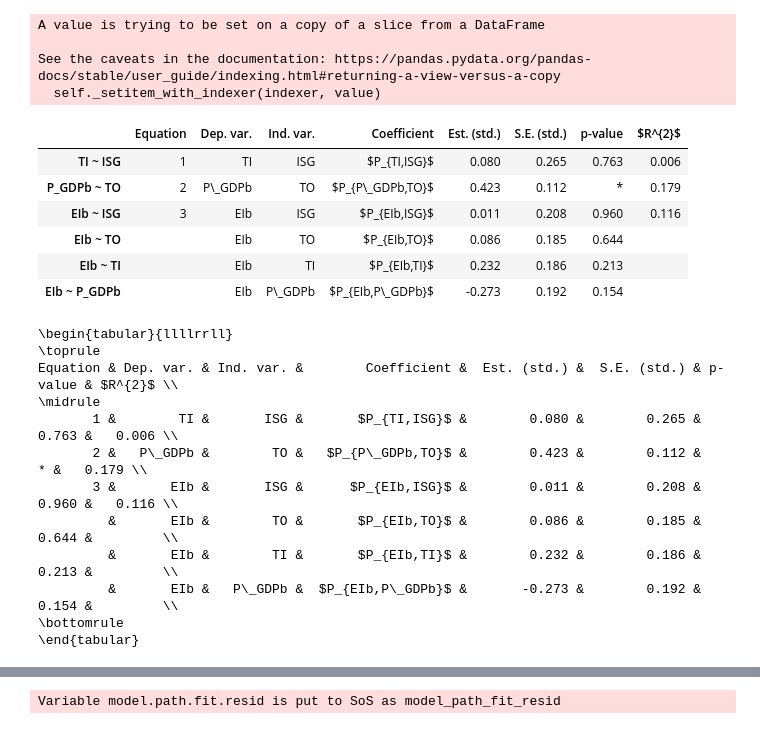
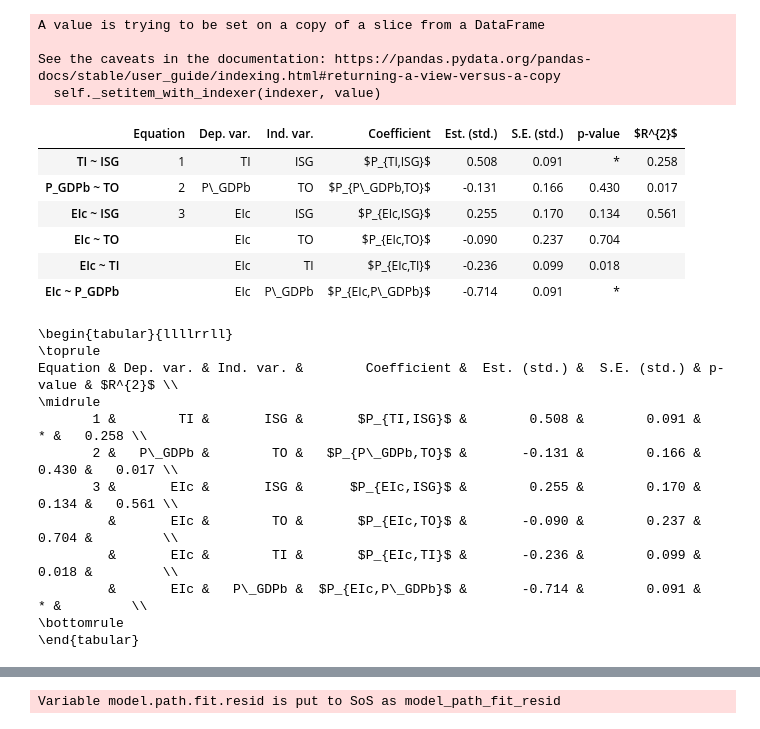
Before and after one commit to drakesiard/em-2020, a Jupyter notebook: analysis/5_logdiff_IND_model.ipynb, the cells around one changed output, grey strips where cells are left out. Saved outputs shown, nothing was run; the diff lists cells and outputs as text; code cells hidden in the pictures.

```diff
--- a/analysis/5_logdiff_IND_model.ipynb
+++ b/analysis/5_logdiff_IND_model.ipynb
@@ -41,9 +41,9 @@ data.log <- copy(data.raw)
 data.log[log_cols] <- log(data.raw[log_cols])
 data.logdiff <- cbind(data.raw[-1,'year', drop=FALSE], diff(as.matrix(subset(data.log, select=-year))))
 
-data <- subset(data.raw, year >= 1986 & year <= 2015)
-data.log <- subset(data.log, year >= 1986 & year <= 2015)
-data.logdiff <- subset(data.logdiff, year >= 1986 & year <= 2015)
+data <- subset(data.raw, year >= 1990 & year <= 2015)
+data.log <- subset(data.log, year >= 1990 & year <= 2015)
+data.logdiff <- subset(data.logdiff, year >= 1990 & year <= 2015)
 
-tail(data.logdiff)
+data.logdiff
 # %% [output]
@@ -199,43 +209,43 @@ dtype: float64
 # %%
 df = soln_std.query('(lhs != rhs) & (op == "~")').copy()
 df.index = np.where(df.op == '~', df.lhs.str.cat([df.op, df.rhs], sep=' '), df.lhs)
-df = df.loc[['TI ~ ISG', 'P_GDPb ~ TO', 'EIb ~ ISG', 'EIb ~ TO', 'EIb ~ TI', 'EIb ~ P_GDPb']]
+df = df.loc[['TI ~ ISG', 'P_GDPb ~ TO', 'EIc ~ ISG', 'EIc ~ TO', 'EIc ~ TI', 'EIc ~ P_GDPb']]
 df['Equation'] = ['1', '2', '3', '', '', '']
 df['Dep. var.'] = df.lhs.str.replace('P_GDPb', r'P\_GDPb')
 df['Ind. var.'] = df.rhs.str.replace('P_GDPb', r'P\_GDPb')
 df['Coefficient'] = ('$P_{' + df.lhs + ',' + df.rhs + '}$').str.replace('P_GDPb', r'P\_GDPb')
 df['Est. (std.)'] = np.round(df['est.std'],3)
 df['S.E. (std.)'] = np.round(df['se'],3)
 df['p-value'] = ['{:.3f}'.format(x) if x >= 0.001 else '*' for x in df['pvalue']]
 df['$R^{2}$'] = ''
-df['$R^{2}$'].iloc[0:3] = ['{:.3f}'.format(x) for x in r_square.loc[['TI', 'P_GDPb', 'EIb']]]
+df['$R^{2}$'].iloc[0:3] = ['{:.3f}'.format(x) for x in r_square.loc[['TI', 'P_GDPb', 'EIc']]]
 df = df[['Equation',
          'Dep. var.', 'Ind. var.',
          'Coefficient', 'Est. (std.)', 'S.E. (std.)', 'p-value', '$R^{2}$']]
 display(df)
 print(df.to_latex(escape=False, index=False))
 # %% [output]
 A value is trying to be set on a copy of a slice from a DataFrame
 
 See the caveats in the documentation: https://pandas.pydata.org/pandas-docs/stable/user_guide/indexing.html#returning-a-view-versus-a-copy
   self._setitem_with_indexer(indexer, value)
 |  | Equation | Dep. var. | Ind. var. | Coefficient | Est. (std.) | S.E. (std.) | p-value | $R^{2}$ |
-| TI ~ ISG | 1 | TI | ISG | $P_{TI,ISG}$ | 0.080 | 0.265 | 0.763 | 0.006 |
-| P_GDPb ~ TO | 2 | P\_GDPb | TO | $P_{P\_GDPb,TO}$ | 0.423 | 0.112 | * | 0.179 |
-| EIb ~ ISG | 3 | EIb | ISG | $P_{EIb,ISG}$ | 0.011 | 0.208 | 0.960 | 0.116 |
-| EIb ~ TO |  | EIb | TO | $P_{EIb,TO}$ | 0.086 | 0.185 | 0.644 |  |
-| EIb ~ TI |  | EIb | TI | $P_{EIb,TI}$ | 0.232 | 0.186 | 0.213 |  |
-| EIb ~ P_GDPb |  | EIb | P\_GDPb | $P_{EIb,P\_GDPb}$ | -0.273 | 0.192 | 0.154 |  |
+| TI ~ ISG | 1 | TI | ISG | $P_{TI,ISG}$ | 0.508 | 0.091 | * | 0.258 |
+| P_GDPb ~ TO | 2 | P\_GDPb | TO | $P_{P\_GDPb,TO}$ | -0.131 | 0.166 | 0.430 | 0.017 |
+| EIc ~ ISG | 3 | EIc | ISG | $P_{EIc,ISG}$ | 0.255 | 0.170 | 0.134 | 0.561 |
+| EIc ~ TO |  | EIc | TO | $P_{EIc,TO}$ | -0.090 | 0.237 | 0.704 |  |
+| EIc ~ TI |  | EIc | TI | $P_{EIc,TI}$ | -0.236 | 0.099 | 0.018 |  |
+| EIc ~ P_GDPb |  | EIc | P\_GDPb | $P_{EIc,P\_GDPb}$ | -0.714 | 0.091 | * |  |
 \begin{tabular}{llllrrll}
 \toprule
 Equation & Dep. var. & Ind. var. &        Coefficient &  Est. (std.) &  S.E. (std.) & p-value & $R^{2}$ \\
 \midrule
-       1 &        TI &       ISG &       $P_{TI,ISG}$ &        0.080 &        0.265 &   0.763 &   0.006 \\
-       2 &   P\_GDPb &        TO &   $P_{P\_GDPb,TO}$ &        0.423 &        0.112 &       * &   0.179 \\
-       3 &       EIb &       ISG &      $P_{EIb,ISG}$ &        0.011 &        0.208 &   0.960 &   0.116 \\
-         &       EIb &        TO &       $P_{EIb,TO}$ &        0.086 &        0.185 &   0.644 &         \\
-         &       EIb &        TI &       $P_{EIb,TI}$ &        0.232 &        0.186 &   0.213 &         \\
-         &       EIb &   P\_GDPb &  $P_{EIb,P\_GDPb}$ &       -0.273 &        0.192 &   0.154 &         \\
+       1 &        TI &       ISG &       $P_{TI,ISG}$ &        0.508 &        0.091 &       * &   0.258 \\
+       2 &   P\_GDPb &        TO &   $P_{P\_GDPb,TO}$ &       -0.131 &        0.166 &   0.430 &   0.017 \\
+       3 &       EIc &       ISG &      $P_{EIc,ISG}$ &        0.255 &        0.170 &   0.134 &   0.561 \\
+         &       EIc &        TO &       $P_{EIc,TO}$ &       -0.090 &        0.237 &   0.704 &         \\
+         &       EIc &        TI &       $P_{EIc,TI}$ &       -0.236 &        0.099 &   0.018 &         \\
+         &       EIc &   P\_GDPb &  $P_{EIc,P\_GDPb}$ &       -0.714 &        0.091 &       * &         \\
 \bottomrule
 \end{tabular}
 # %%
```
Also changed, not shown: parts of 12 cells of this notebook, 3 other files.
